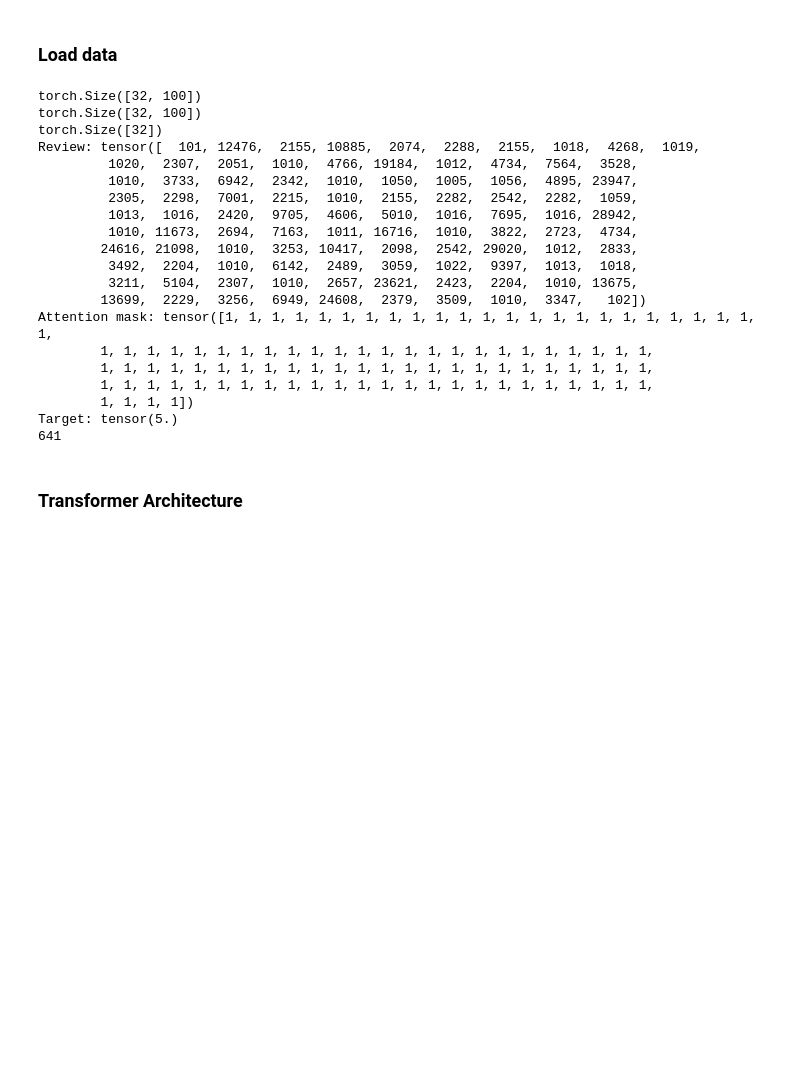
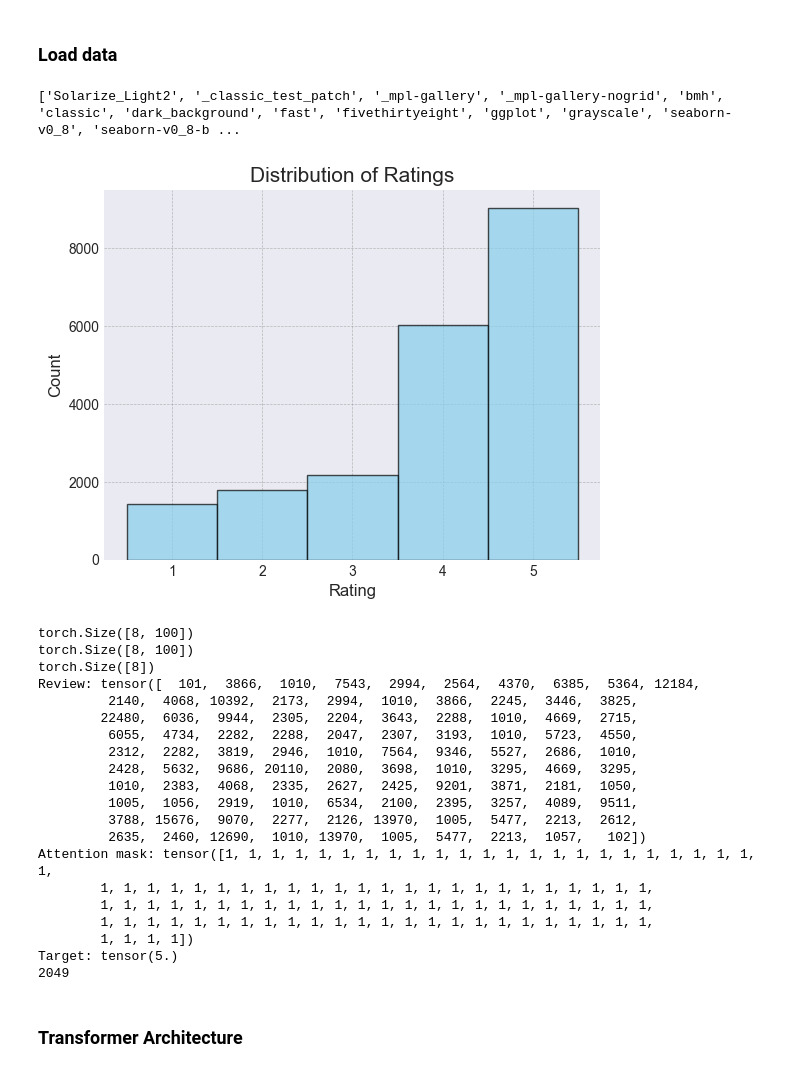
Before and after one commit to NLP-team-22/Hotel_Review_Project, a Jupyter notebook: ryan_transformer.ipynb, the cells around one changed output. Saved outputs shown, nothing was run; the diff lists cells and outputs as text; code cells hidden in the pictures; blank space fills up the shorter version.

Commit message:
Slight cleanup + added weighted sampling

```diff
--- a/ryan_transformer.ipynb
+++ b/ryan_transformer.ipynb
@@ -36,3 +36,24 @@ tokenizer = BertTokenizer.from_pretrained('bert-base-uncased')
+# %%
+df = pd.read_csv('./data/unprocessed/tripadvisor_hotel_reviews.csv')
+tokenizer = BertTokenizer.from_pretrained('bert-base-uncased')
+
+plt.style.use('seaborn-v0_8-darkgrid')
+
+plt.hist(df['Rating'], bins=[0.5, 1.5, 2.5, 3.5, 4.5, 5.5], edgecolor='black', color='skyblue', alpha=0.7)
+
+plt.title('Distribution of Ratings', fontsize=15)
+plt.xlabel('Rating', fontsize=12)
+plt.ylabel('Count', fontsize=12)
+
+plt.xticks(range(1, 6))
+plt.tick_params(axis='both', which='major', labelsize=10)
+
+plt.grid(color='gray', linestyle='--', linewidth=0.5, alpha=0.5)
+
+plt.show()
+# %% [output]
+['Solarize_Light2', '_classic_test_patch', '_mpl-gallery', '_mpl-gallery-nogrid', 'bmh', 'classic', 'dark_background', 'fast', 'fivethirtyeight', 'ggplot', 'grayscale', 'seaborn-v0_8', 'seaborn-v0_8-b ...
+[figure, added]
 # %%
 class ReviewDataset(Dataset):
 	def __init__(self, reviews, targets, tokenizer, max_length=512):
@@ -66,23 +87,28 @@ class ReviewDataset(Dataset):
 		}
 
 max_length = 100
-dataset = ReviewDataset(df['Review'], df['Rating'], tokenizer, max_length=max_length)
+batch_size = 8
 
-# Calculate the class weights
-class_counts = df['Rating'].value_counts().sort_index()
-num_samples = len(df)
-class_weights = [num_samples/class_counts[i] for i in range(1, 6)]
+# Create the dataset
+full_dataset = ReviewDataset(df['Review'], df['Rating'], tokenizer, max_length=max_length)
 
-# Assign a weight to every sample in the dataset
-sample_weights = [class_weights[target - 1] for target in df['Rating']]
+# Splitting the dataset into train and validation sets
+train_size = int(0.8 * len(full_dataset))
+val_size = len(full_dataset) - train_size
+train_dataset, val_dataset = random_split(full_dataset, [train_size, val_size])
+
+weights = [1.0 / df.loc[idx, 'Rating'] for idx in train_dataset.indices]
 
 # Create a WeightedRandomSampler
-sampler = WeightedRandomSampler(sample_weights, num_samples=len(sample_weights))
+sampler = WeightedRandomSampler(weights, num_samples=len(weights), replacement=True)
 
-# Create the DataLoader with the WeightedRandomSampler
-dataloader = DataLoader(dataset, batch_size=64, sampler=sampler)
+# Create the DataLoader for training set using the sampler
+train_dataloader = DataLoader(train_dataset, batch_size=batch_size, sampler=sampler)
 
-for data in dataloader:
+# Validation DataLoader
+val_dataloader = DataLoader(val_dataset, batch_size=batch_size, shuffle=False)
+
+for data in train_dataloader:
 	print(data['review'].shape)
 	print(data['attention_mask'].shape)
 	print(data['target'].shape)
@@ -91,28 +117,28 @@ for data in dataloader:
 	print("Target:", data['target'][0])
 	break
 
-print(len(dataloader))
+print(len(train_dataloader))
 # %% [output]
-torch.Size([32, 100])
-torch.Size([32, 100])
-torch.Size([32])
-Review: tensor([  101, 12476,  2155, 10885,  2074,  2288,  2155,  1018,  4268,  1019,
-         1020,  2307,  2051,  1010,  4766, 19184,  1012,  4734,  7564,  3528,
-         1010,  3733,  6942,  2342,  1010,  1050,  1005,  1056,  4895, 23947,
-         2305,  2298,  7001,  2215,  1010,  2155,  2282,  2542,  2282,  1059,
-         1013,  1016,  2420,  9705,  4606,  5010,  1016,  7695,  1016, 28942,
-         1010, 11673,  2694,  7163,  1011, 16716,  1010,  3822,  2723,  4734,
-        24616, 21098,  1010,  3253, 10417,  2098,  2542, 29020,  1012,  2833,
-         3492,  2204,  1010,  6142,  2489,  3059,  1022,  9397,  1013,  1018,
-         3211,  5104,  2307,  1010,  2657, 23621,  2423,  2204,  1010, 13675,
-        13699,  2229,  3256,  6949, 24608,  2379,  3509,  1010,  3347,   102])
+torch.Size([8, 100])
+torch.Size([8, 100])
+torch.Size([8])
+Review: tensor([  101,  3866,  1010,  7543,  2994,  2564,  4370,  6385,  5364, 12184,
+         2140,  4068, 10392,  2173,  2994,  1010,  3866,  2245,  3446,  3825,
+        22480,  6036,  9944,  2305,  2204,  3643,  2288,  1010,  4669,  2715,
+         6055,  4734,  2282,  2288,  2047,  2307,  3193,  1010,  5723,  4550,
+         2312,  2282,  3819,  2946,  1010,  7564,  9346,  5527,  2686,  1010,
+         2428,  5632,  9686, 20110,  2080,  3698,  1010,  3295,  4669,  3295,
+         1010,  2383,  4068,  2335,  2627,  2425,  9201,  3871,  2181,  1050,
+         1005,  1056,  2919,  1010,  6534,  2100,  2395,  3257,  4089,  9511,
+         3788, 15676,  9070,  2277,  2126, 13970,  1005,  5477,  2213,  2612,
+         2635,  2460, 12690,  1010, 13970,  1005,  5477,  2213,  1057,   102])
 Attention mask: tensor([1, 1, 1, 1, 1, 1, 1, 1, 1, 1, 1, 1, 1, 1, 1, 1, 1, 1, 1, 1, 1, 1, 1, 1,
         1, 1, 1, 1, 1, 1, 1, 1, 1, 1, 1, 1, 1, 1, 1, 1, 1, 1, 1, 1, 1, 1, 1, 1,
         1, 1, 1, 1, 1, 1, 1, 1, 1, 1, 1, 1, 1, 1, 1, 1, 1, 1, 1, 1, 1, 1, 1, 1,
         1, 1, 1, 1, 1, 1, 1, 1, 1, 1, 1, 1, 1, 1, 1, 1, 1, 1, 1, 1, 1, 1, 1, 1,
         1, 1, 1, 1])
 Target: tensor(5.)
-641
+2049
 # %% [markdown]
 <h3> Transformer Architecture </h3>
 # %%
```
Also changed, not shown: parts of 5 cells of this notebook.
